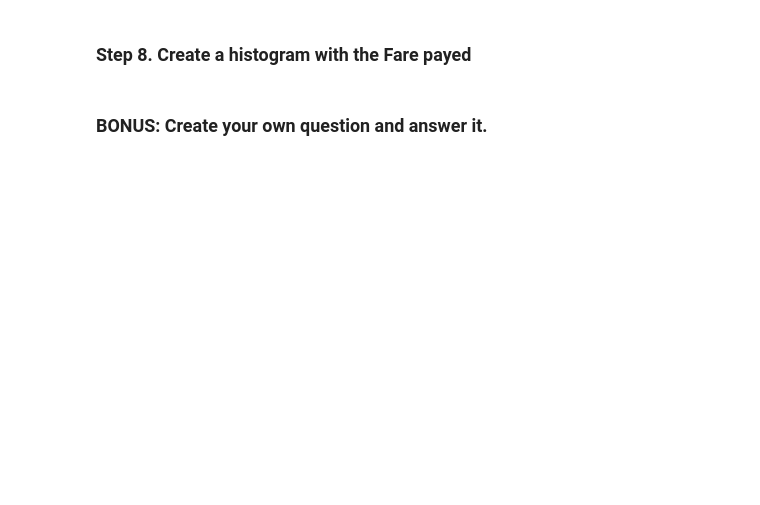
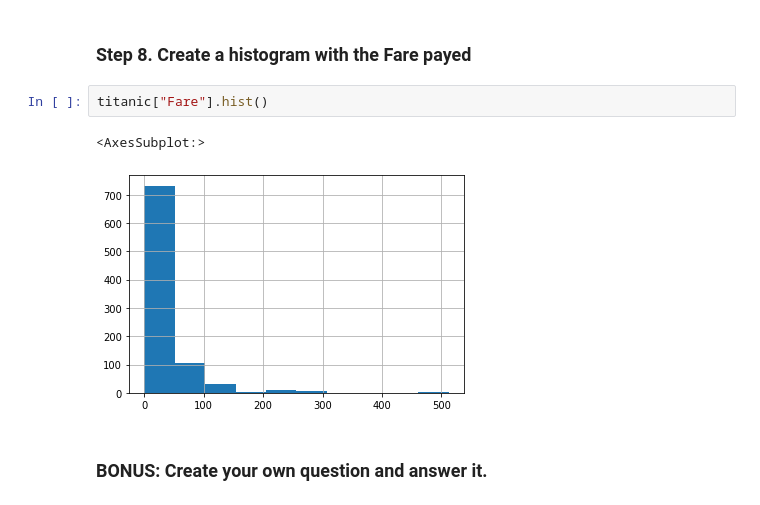
Before and after one commit to PauliusU/PP3-pandas, a Jupyter notebook: PP3_Pandas.ipynb, the cells around one changed output. Saved outputs shown, nothing was run; the diff lists cells and outputs as text; blank space fills up the shorter version.

```diff
--- a/PP3_Pandas.ipynb
+++ b/PP3_Pandas.ipynb
@@ -742,4 +764,9 @@ To know more about the variables check [here](https://www.kaggle.com/c/titanic/d
 # %% [markdown]
 ### Step 8. Create a histogram with the Fare payed
+# %%
+titanic["Fare"].hist()
+# %% [output]
+<AxesSubplot:>
+[figure, added]
 # %% [markdown]
 ### BONUS: Create your own question and answer it.
```
Also changed, not shown: parts of 79 cells of this notebook, 2 other files.
